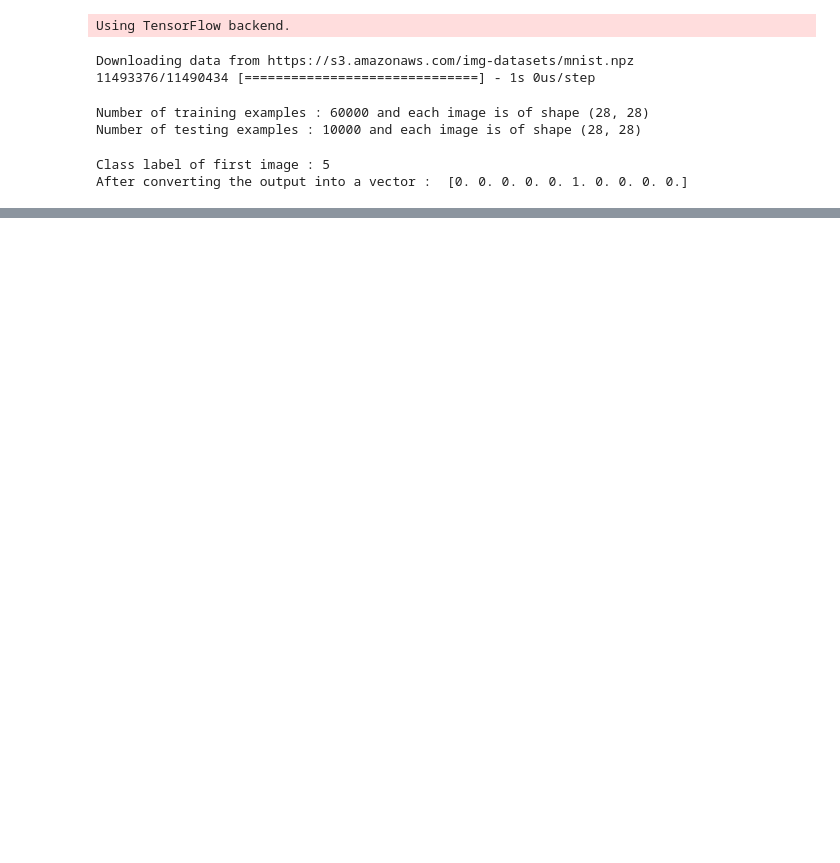
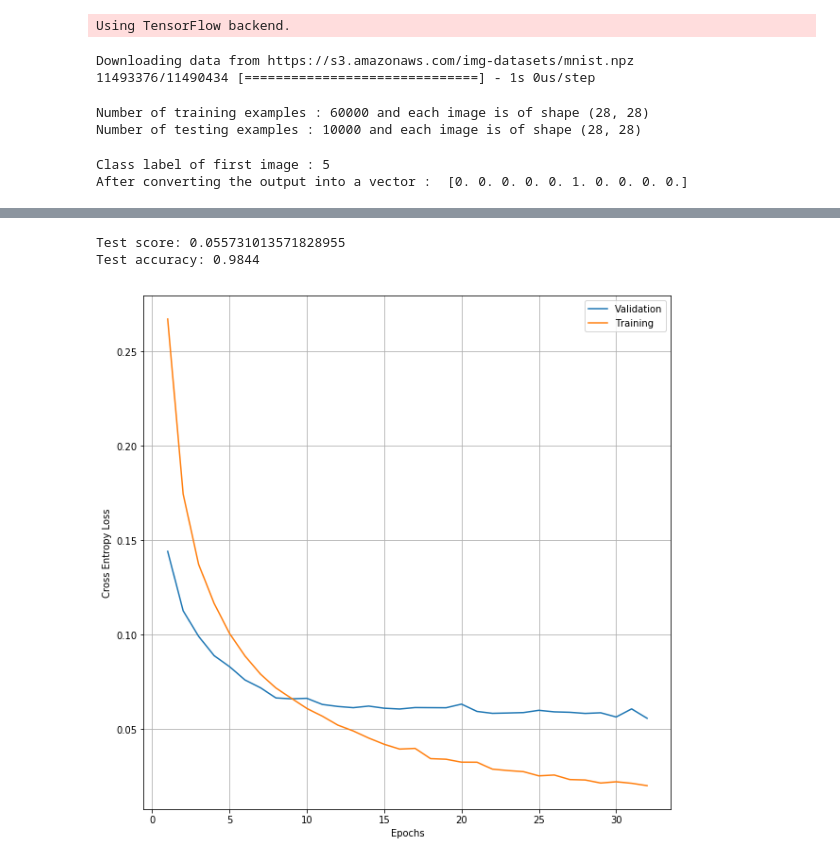
Before and after one commit to keshav1999/Keras_MNIST, a Jupyter notebook: Assignment_12.ipynb, the cells around one changed output, grey strips where cells are left out. Saved outputs shown, nothing was run; the diff lists cells and outputs as text; code cells hidden in the pictures; blank space fills up the shorter version.

```diff
--- a/Assignment_12.ipynb
+++ b/Assignment_12.ipynb
@@ -152,0 +183,4 @@ plt.show()
+# %%
+model.compile(optimizer='adam', loss='categorical_crossentropy', metrics=['accuracy'])
+
+history = model.fit(X_train, Y_train, batch_size=batch_size, epochs=nb_epoch, verbose=1, validation_data=(X_test, Y_test))
@@ -152,0 +205,36 @@ plt.show()
+# %%
+score = model.evaluate(X_test, Y_test, verbose=0)
+print('Test score:', score[0])
+print('Test accuracy:', score[1])
+
+
+# list of epoch numbers
+x = list(range(1,nb_epoch+1))
+
+# print(history.history.keys())
+# dict_keys(['val_loss', 'val_acc', 'loss', 'acc'])
+# history = model_drop.fit(X_train, Y_train, batch_size=batch_size, epochs=nb_epoch, verbose=1, validation_data=(X_test, Y_test))
+
+# we will get val_loss and val_acc only when you pass the paramter validation_data
+# val_loss : validation loss
+# val_acc : validation accuracy
+
+# loss : training loss
+# acc : train accuracy
+# for each key in histrory.histrory we will have a list of length equal to number of epochs
+
+vy = history.history['val_loss']
+ty = history.history['loss']
+#plt_dynamic(x, vy, ty, ax)
+plt.figure(figsize=(10,10))
+plt.plot(x,vy,label = "Validation")
+plt.plot(x,ty,label = 'Training')
+plt.xlabel("Epochs")
+plt.ylabel("Cross Entropy Loss")
+plt.legend()
+plt.grid()
+plt.show()
+# %% [output]
+Test score: 0.055731013571828955
+Test accuracy: 0.9844
+[figure, added]
```
Also changed, not shown: parts of 27 cells of this notebook.
